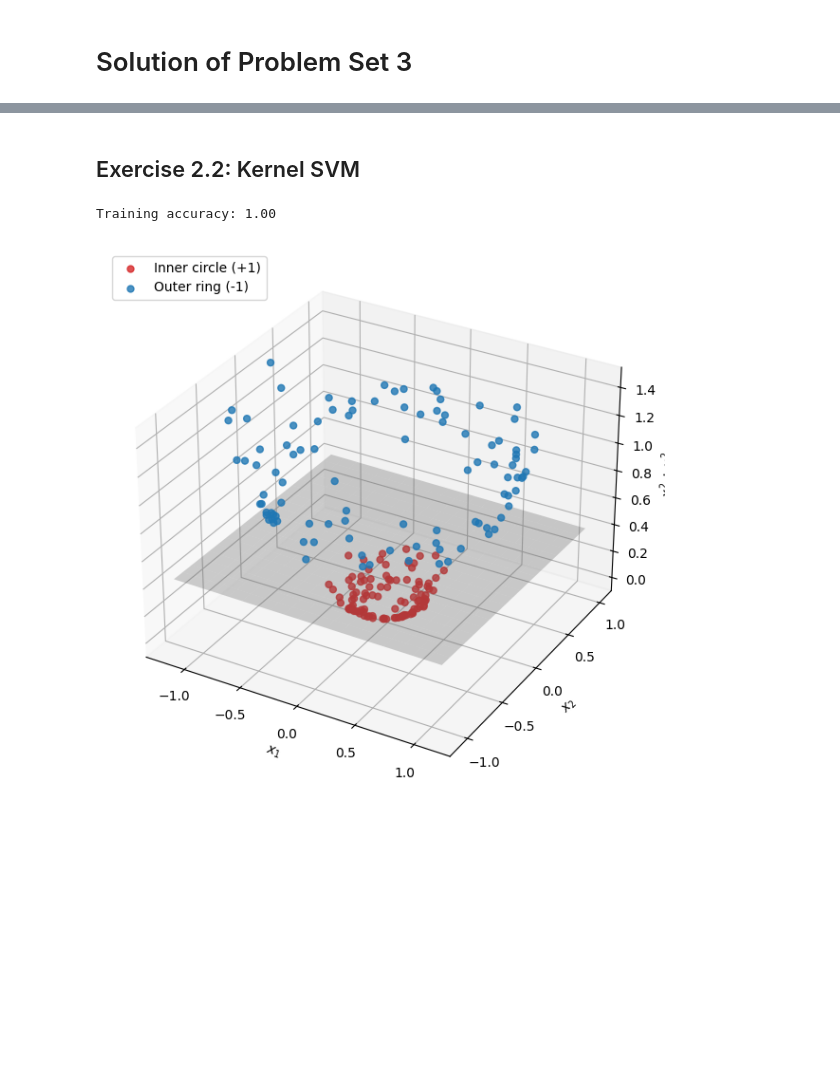
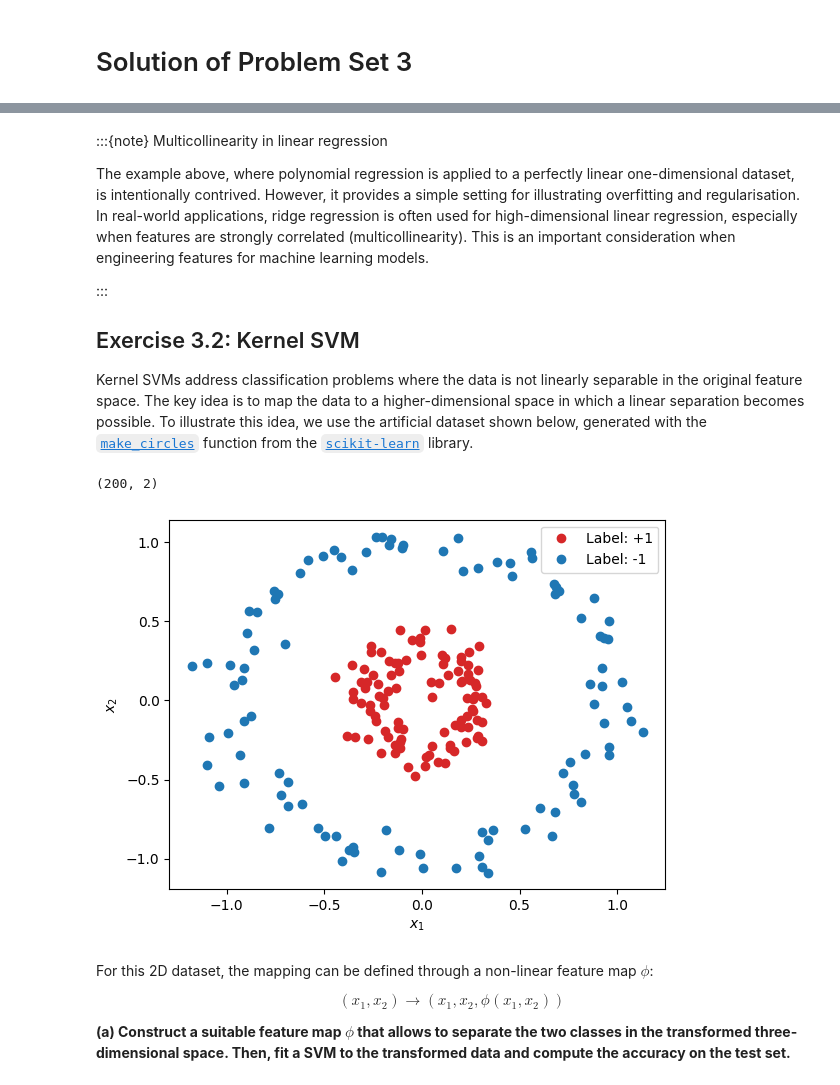
Before and after one commit to mitric-lab/python_for_chemists, a Jupyter notebook: instructors/pset_3_solution.ipynb, the cells around one changed output, grey strips where cells are left out. Cells and saved outputs as stored; diff of their text form; code cells hidden in the pictures; blank space fills up the shorter version.

```diff
--- a/instructors/pset_3_solution.ipynb
+++ b/instructors/pset_3_solution.ipynb
@@ -68,5 +105,13 @@ plt.show()
 # %% [markdown]
-## Exercise 2.2: Kernel SVM
+:::{note} Multicollinearity in linear regression
+
+The example above, where polynomial regression is applied to a perfectly linear one-dimensional dataset, is intentionally contrived. However, it provides a simple setting for illustrating overfitting and regularisation. In real-world applications, ridge regression is often used for high-dimensional linear regression, especially when features are strongly correlated (multicollinearity). This is an important consideration when engineering features for machine learning models.
+
+:::
+
+## Exercise 3.2: Kernel SVM
+
+Kernel SVMs address classification problems where the data is not linearly separable in the original feature space. The key idea is to map the data to a higher-dimensional space in which a linear separation becomes possible. To illustrate this idea, we use the artificial dataset shown below, generated with the [`make_circles`](https://scikit-learn.org/stable/modules/generated/sklearn.datasets.make_circles.html) function from the [`scikit-learn`](https://scikit-learn.org/stable/) library.
 # %%
 # Reuse the simple linear SVM from the classification chapter.
 # The bias is the feature x_0 = 1, so beta has length dim + 1 and labels are -1/+1.
@@ -91,44 +136,29 @@ class SupportVectorMachine:
     def predict(self, x):
         return np.where(self.net_input(x) >= 0.0, 1, -1)
 # %%
-np.random.seed(0)
+from sklearn.datasets import make_circles
 
 # Two concentric circles in 2D: not linearly separable in the original space.
-X2d, y01 = make_circles(n_samples=200, factor=0.3, noise=0.08, random_state=0)
-y = np.where(y01 == 1, 1, -1)  # inner circle -> +1, outer ring -> -1
+X, y = make_circles(n_samples=200, factor=0.3, noise=0.08, random_state=0)
+print(X.shape)
 
-# Radial feature map lifting the data to 3D: (x1, x2) -> (x1, x2, x1^2 + x2^2).
-# The squared radius separates the inner from the outer circle along the new axis.
-z3 = X2d[:, 0] ** 2 + X2d[:, 1] ** 2
-Z = np.column_stack([X2d[:, 0], X2d[:, 1], z3])
+# inner circle -> +1, outer ring -> -1
+y = np.where(y == 1, 1, -1)
 
-# Augment with the bias feature x_0 = 1 and train the linear SVM in 3D.
-Z_aug = np.hstack([np.ones((len(Z), 1)), Z])
-svm = SupportVectorMachine(dim=3, alpha=0.5, n_epochs=100, lam=0.001)
-svm.fit(Z_aug, y)
-print(f"Training accuracy: {np.mean(svm.predict(Z_aug) == y):.2f}")
-
-# The learned hyperplane b0 + b1*z1 + b2*z2 + b3*z3 = 0 is a separating plane in 3D.
-b0, b1, b2, b3 = svm.beta
-g1, g2 = np.meshgrid(
-    np.linspace(X2d[:, 0].min(), X2d[:, 0].max(), 20),
-    np.linspace(X2d[:, 1].min(), X2d[:, 1].max(), 20),
-)
-plane_z = -(b0 + b1 * g1 + b2 * g2) / b3
-
-fig = plt.figure(figsize=(7, 6))
-ax = fig.add_subplot(projection="3d")
-ax.scatter(Z[y == 1, 0], Z[y == 1, 1], Z[y == 1, 2],
-           color="tab:red", s=25, alpha=0.8, label="Inner circle (+1)")
-ax.scatter(Z[y == -1, 0], Z[y == -1, 1], Z[y == -1, 2],
-           color="tab:blue", s=25, alpha=0.8, label="Outer ring (-1)")
-ax.plot_surface(g1, g2, plane_z, color="gray", alpha=0.3, edgecolor="none")
-ax.set_xlabel("$x_1$")
-ax.set_ylabel("$x_2$")
-ax.set_zlabel("$x_1^2 + x_2^2$")
-ax.legend(loc="upper left")
-plt.tight_layout()
+plt.plot(X[y == 1, 0], X[y == 1, 1], 'o', color='tab:red', label='Label: +1')
+plt.plot(X[y == -1, 0], X[y == -1, 1], 'o', color='tab:blue', label='Label: -1')
+plt.xlabel('$x_1$')
+plt.ylabel('$x_2$')
+plt.legend()
 plt.show()
 # %% [output]
-Training accuracy: 1.00
+(200, 2)
-[figure, old version]
+[figure, new version]
+# %% [markdown]
+For this 2D dataset, the mapping can be defined through a non-linear feature map $\phi$:
+
+$$
+(x_1, x_2) \rightarrow (x_1, x_2, \phi(x_1, x_2))
+$$
+
+**(a) Construct a suitable feature map $\phi$ that allows to separate the two classes in the transformed three-dimensional space. Then, fit a SVM to the transformed data and compute the accuracy on the test set.**<br>
```
Also changed, not shown: parts of 14 cells of this notebook, 1 other file.
